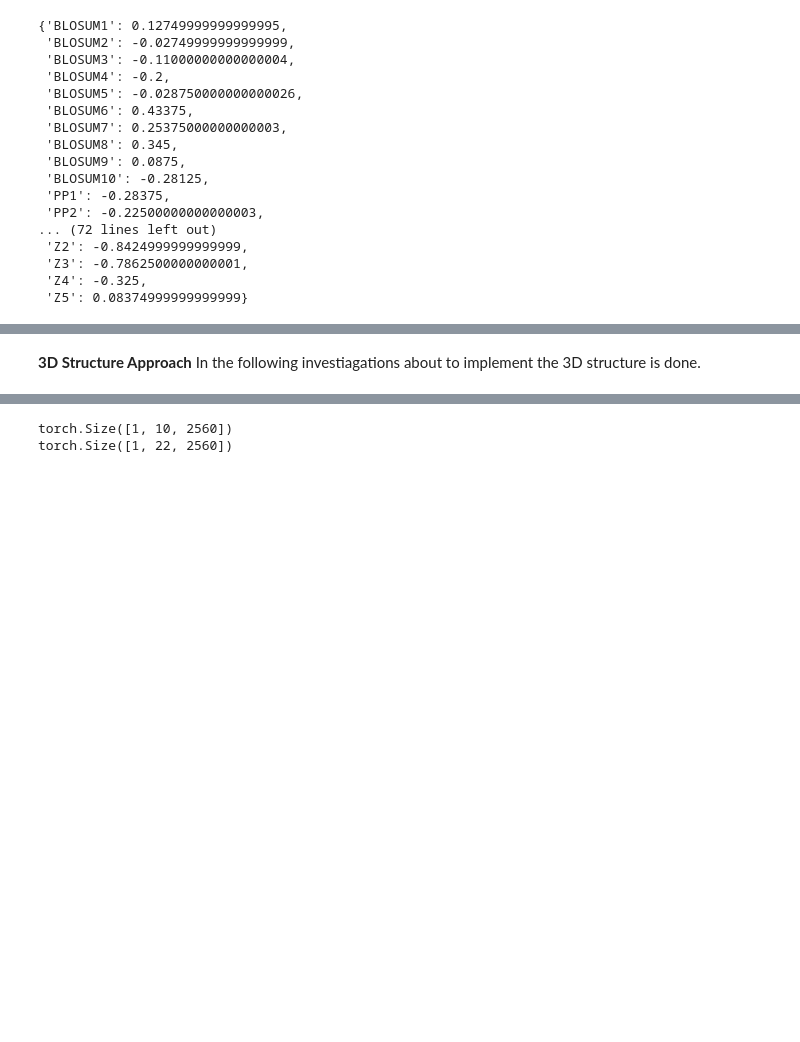
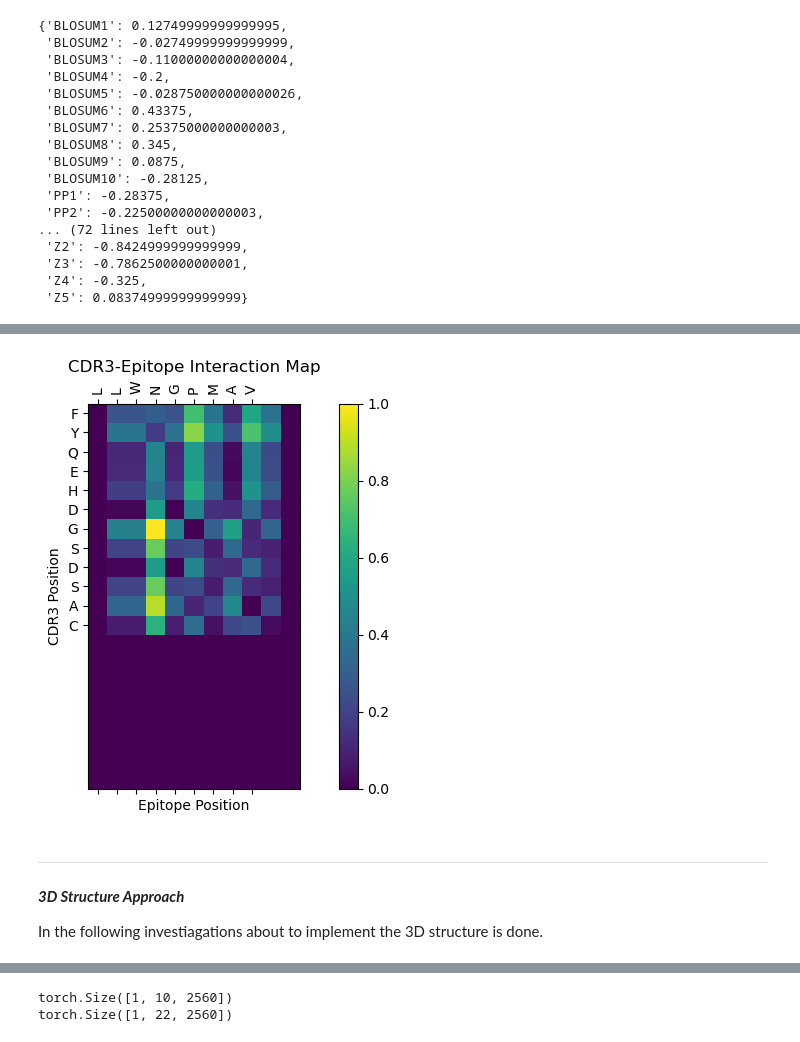
Before and after one commit to vegger/BA_ZHAW, a Jupyter notebook: notebooks/physicochemical_properties.ipynb, the cells around one changed output, grey strips where cells are left out. Drawn from its saved outputs; the diff is of its cells as text; code cells hidden in the pictures; blank space fills up the shorter version.

Commit message:
CG: implemented interaction map from ImRex paper

```diff
--- a/notebooks/physicochemical_properties.ipynb
+++ b/notebooks/physicochemical_properties.ipynb
@@ -131,0 +176,7 @@ peptide_dicts["peptide0_dict"]
+# %%
+for amino_acid in epitope1:
+    print(amino_acid)
+    mass = BioUtils.molecular_weight(amino_acid, "protein")
+    epitope1_mass.append(mass)
+
+epitope1_mass
@@ -132,5 +262,46 @@ peptide_dicts["peptide0_dict"]
+# %%
+import matplotlib.pyplot as plt
+
+# Assuming padded_matrix is the final matrix from your calculations
+# and cdr3_1 and epitope1 are your sequences
+
+# Create a figure and axis
+fig, ax = plt.subplots(figsize=(10, 5))
+
+# Assuming your matrix is already scaled and zero-padded
+# This is your interaction map data
+interaction_map = padded_matrix  # Replace with your actual data
+
+# Plot the heatmap
+cax = ax.matshow(interaction_map, cmap='viridis')
+
+# Add colorbar to interpret the values
+fig.colorbar(cax)
+
+# Set the ticks to be at the middle of each cell
+ax.set_xticks(np.arange(len(epitope1)))
+ax.set_yticks(np.arange(len(cdr3_1)))
+
+# Label the ticks with the respective amino acids
+ax.set_xticklabels(list(epitope1))
+ax.set_yticklabels(list(cdr3_1))
+
+# Rotate the tick labels for the x-axis to display vertically
+plt.xticks(rotation=90)
+
+# Set labels (optional)
+ax.set_xlabel('Epitope Position')
+ax.set_ylabel('CDR3 Position')
+ax.set_title('CDR3-Epitope Interaction Map')
+
+plt.show()
+# %% [output]
+[figure, added]
+# %% [markdown]
+------------------------------------------------------------------------------------------------------
 # %% [markdown]
-**3D Structure Approach**
+***3D Structure Approach***
+
 In the following investiagations about to implement the 3D structure is done.
 # %%
 from transformers import AutoModel, AutoTokenizer
```
Also changed, not shown: parts of 10 cells of this notebook.
